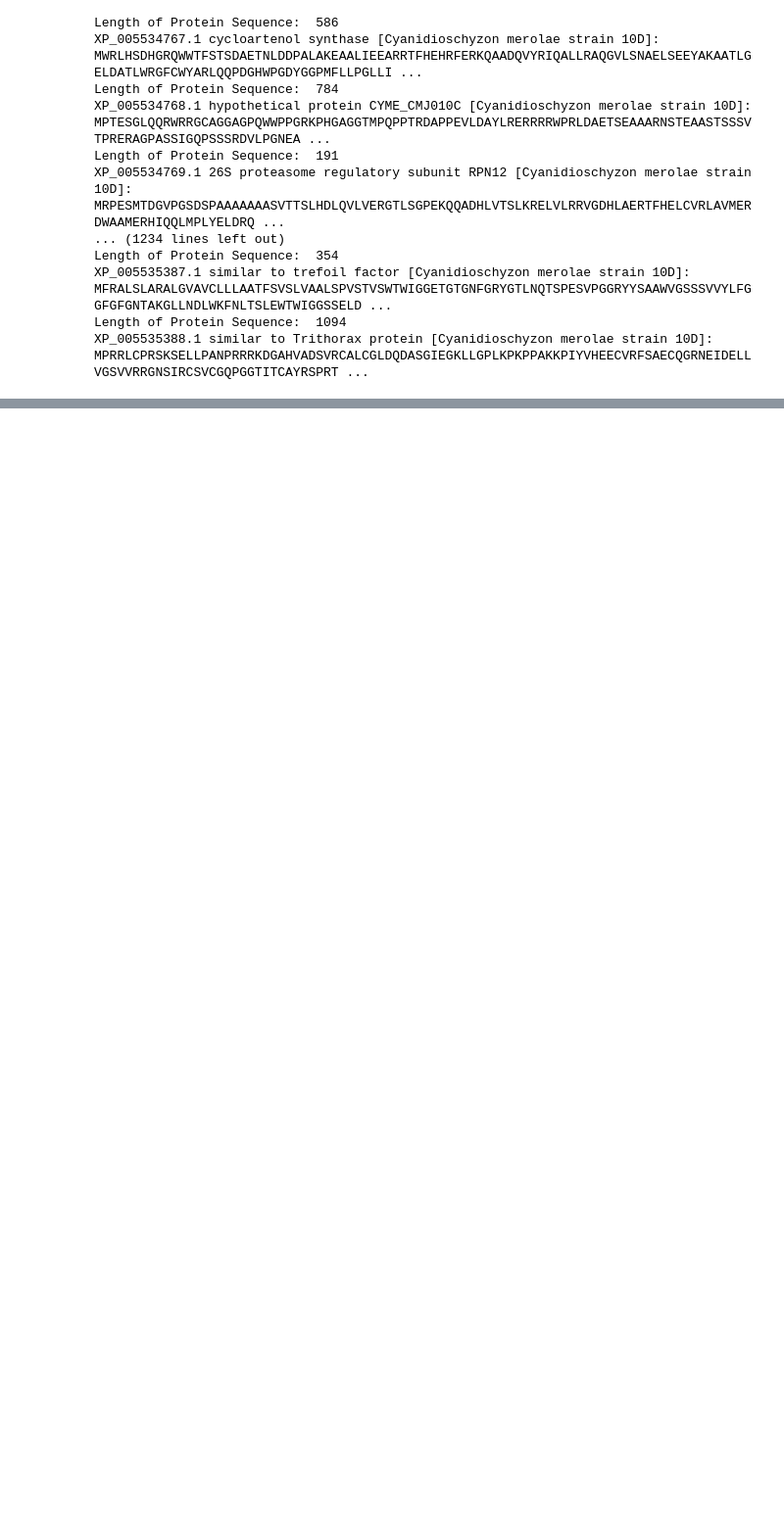
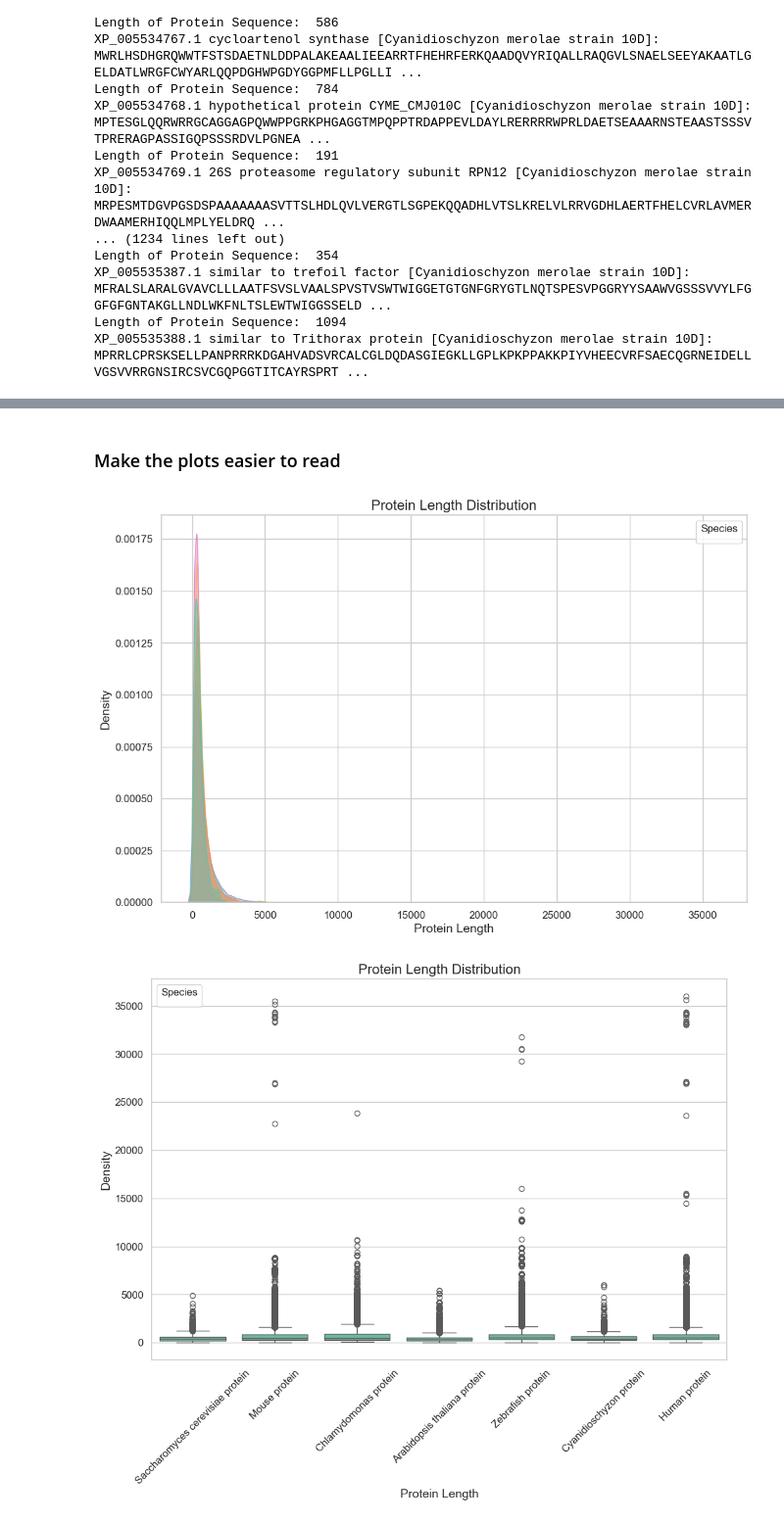
Before and after one commit to jarondlk/info-bio-exercise, a Jupyter notebook: assignment01.ipynb, the cells around one changed output, grey strips where cells are left out. Shown at 98% size. Drawn from its saved outputs; the diff is of its cells as text; code cells hidden in the pictures; blank space fills up the shorter version.

```diff
--- a/assignment01.ipynb
+++ b/assignment01.ipynb
@@ -76,0 +243,68 @@ XP_005535388.1 similar to Trithorax protein [Cyanidioschyzon merolae strain 10D]
+# %% [markdown]
+### Make the plots easier to read
+# %%
+import seaborn as sns
+import matplotlib.pyplot as plt
+
+# Set seaborn style and palette
+sns.set(style='whitegrid', palette='Set2')
+
+# Adjusting the plot aesthetics
+def pretty_plot():
+    plt.title('Protein Length Distribution', fontsize=16)
+    plt.xlabel('Protein Length', fontsize=14)
+    plt.ylabel('Density', fontsize=14)
+    plt.xticks(fontsize=12)
+    plt.yticks(fontsize=12)
+
+# Density Distribution Plot
+plt.figure(figsize=(12, 8))
+sns.kdeplot(data=df, x='Protein Length', hue='Species', fill=True, alpha=0.5, common_norm=False)
+pretty_plot()
+plt.legend(title='Species', fontsize=12)
+plt.show()
+
+# Box-and-Whisker Plot
+plt.figure(figsize=(12, 8))
+sns.boxplot(data=df, x='Species', y='Protein Length')
+pretty_plot()
+plt.xticks(rotation=45, fontsize=12)
+plt.legend(title='Species', fontsize=12)
+plt.show()
+
+# Violin Plot
+plt.figure(figsize=(12, 8))
+sns.violinplot(data=df, x='Species', y='Protein Length', inner='quartile')
+pretty_plot()
+plt.xticks(rotation=45, fontsize=12)
+plt.legend(title='Species', fontsize=12)
+plt.show()
+
+# Logarithmic transformation and visualizations
+df['Log Protein Length'] = np.log(df['Protein Length'])
+
+# Density Distribution on Log Scale
+plt.figure(figsize=(12, 8))
+sns.kdeplot(data=df, x='Log Protein Length', hue='Species', fill=True, alpha=0.5, common_norm=False)
+pretty_plot()
+plt.legend(title='Species', fontsize=12)
+plt.show()
+
+# Box-and-Whisker Plot on Log Scale
+plt.figure(figsize=(12, 8))
+sns.boxplot(data=df, x='Species', y='Log Protein Length')
+pretty_plot()
+plt.xticks(rotation=45, fontsize=12)
+plt.legend(title='Species', fontsize=12)
+plt.show()
+
+# Violin Plot on Log Scale
+plt.figure(figsize=(12, 8))
+sns.violinplot(data=df, x='Species', y='Log Protein Length', inner='quartile')
+pretty_plot()
+plt.xticks(rotation=45, fontsize=12)
+plt.legend(title='Species', fontsize=12)
+plt.show()
+# %% [output]
+[figure, added]
+[figure, added]
```
Also changed, not shown: parts of 23 cells of this notebook, 3 other files.
